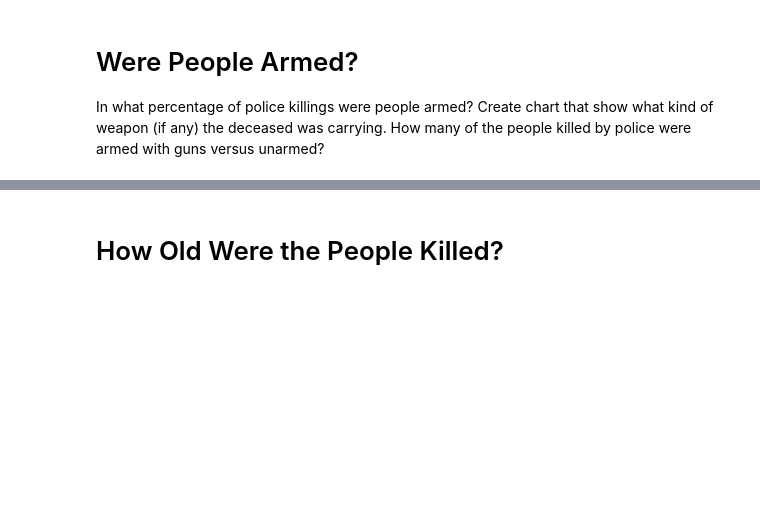
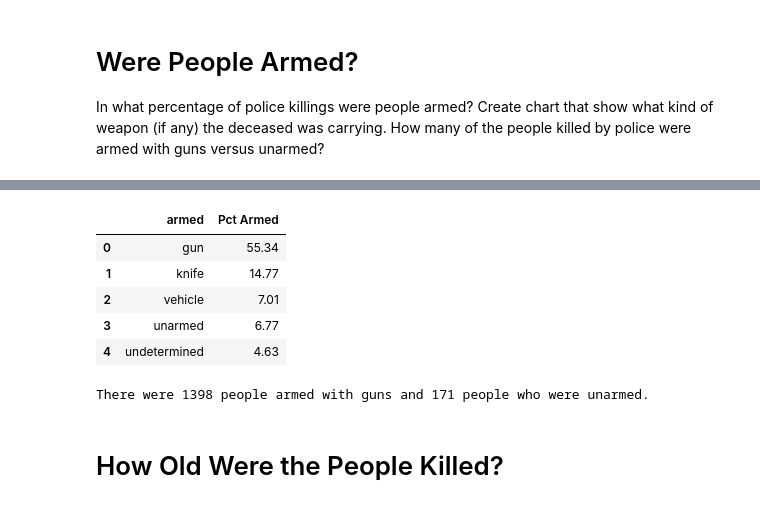
Before and after one commit to SeanRVACode/Professional-Portfolio, a Jupyter notebook: Analyze Deaths involving Police in the US/Fatal_Force_(start).ipynb, the cells around one changed output, grey strips where cells are left out. Drawn from its saved outputs; the diff is of its cells as text; code cells hidden in the pictures; blank space fills up the shorter version.

Commit message:
unarmed vs. armed completed

```diff
--- a/Analyze Deaths involving Police in the US/Fatal_Force_(start).ipynb
+++ b/Analyze Deaths involving Police in the US/Fatal_Force_(start).ipynb
@@ -371,0 +381,7 @@ In what percentage of police killings were people armed? Create chart that show
+# %%
+df_armed = df_fatalities.copy()
+
+
+
+
+df_armed.head()
@@ -371,0 +395,4 @@ In what percentage of police killings were people armed? Create chart that show
+# %%
+armed_counts= df_armed['armed'].value_counts(dropna=True)
+armed_percent = armed_counts/armed_counts.sum() * 100
+armed_percent
@@ -371,0 +413,10 @@ In what percentage of police killings were people armed? Create chart that show
+# %%
+df_armed_percent = armed_percent.reset_index(name='Pct Armed')
+df_armed_percent.head()
+# %% [output]
+|  | armed | Pct Armed |
+| 0 | gun | 55.34 |
+| 1 | knife | 14.77 |
+| 2 | vehicle | 7.01 |
+| 3 | unarmed | 6.77 |
+| 4 | undetermined | 4.63 |
@@ -372,3 +434,11 @@ In what percentage of police killings were people armed? Create chart that show
+# %%
+gun = armed_counts['gun']
+
+unarmed = armed_counts['unarmed']
+
+print(f'There were {gun} people armed with guns and {unarmed} people who were unarmed.')
+# %% [output]
+There were 1398 people armed with guns and 171 people who were unarmed.
 # %% [markdown]
 # How Old Were the People Killed?
 # %% [markdown]
```
Also changed, not shown: parts of 5 cells of this notebook.
